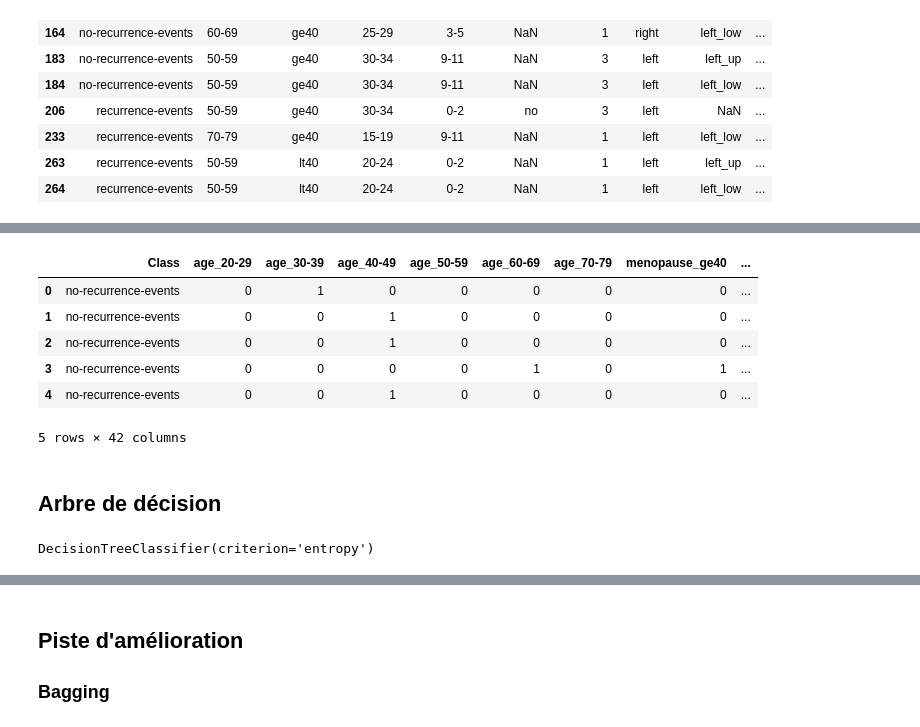
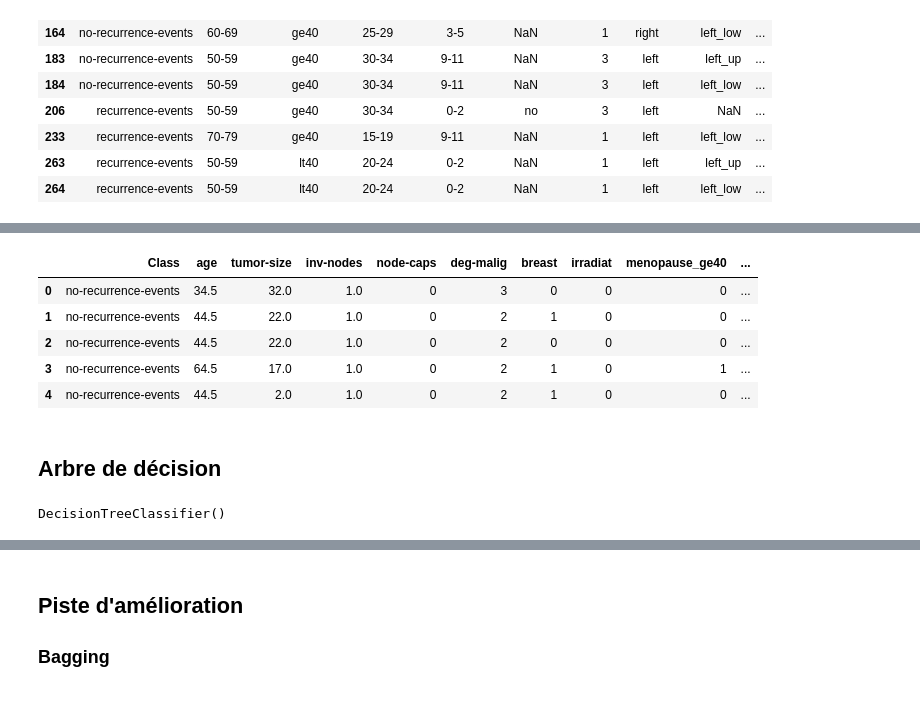
Before and after one commit to efraika/TemporaryTest, a Jupyter notebook: TestTechnique.ipynb, the cells around one changed output, grey strips where cells are left out. Saved outputs shown, nothing was run; the diff lists cells and outputs as text; code cells hidden in the pictures.

```diff
--- a/TestTechnique.ipynb
+++ b/TestTechnique.ipynb
@@ -63,5 +60,3 @@ data[data.isna().any(axis=1)]
 | 233 | recurrence-events | 70-79 | ge40 | 15-19 | 9-11 | NaN | 1 | left | left_low | ... |
 | 263 | recurrence-events | 50-59 | lt40 | 20-24 | 0-2 | NaN | 1 | left | left_up | ... |
 | 264 | recurrence-events | 50-59 | lt40 | 20-24 | 0-2 | NaN | 1 | left | left_low | ... |
-# %%
-data = data.dropna()
@@ -68 +80,4 @@ data = data.dropna()
+# %%
+data['node-caps'].fillna('no', inplace = True)
+data['breast-quad'].fillna('left_low', inplace = True)
 # %% [markdown]
@@ -106,0 +131,10 @@ for col in columns:
+# %%
+def to_01 (df, cols):
+    for c in cols :
+        df[c].replace(to_replace = 'no',value = 0, inplace = True)
+        df[c].replace(to_replace = 'yes',value = 1, inplace = True)
+
+col_01 = ['node-caps', 'irradiat']
+to_01(data, col_01)
+data['breast'].replace(to_replace = 'left',value = 0, inplace = True )
+data['breast'].replace(to_replace = 'right',value = 1, inplace = True )
@@ -107,13 +149,12 @@ for col in columns:
 # %%
-data_oneHot.head()
+data.head()
 # %% [output]
-|  | Class | age_20-29 | age_30-39 | age_40-49 | age_50-59 | age_60-69 | age_70-79 | menopause_ge40 | ... |
-| 0 | no-recurrence-events | 0 | 1 | 0 | 0 | 0 | 0 | 0 | ... |
-| 1 | no-recurrence-events | 0 | 0 | 1 | 0 | 0 | 0 | 0 | ... |
-| 2 | no-recurrence-events | 0 | 0 | 1 | 0 | 0 | 0 | 0 | ... |
-| 3 | no-recurrence-events | 0 | 0 | 0 | 0 | 1 | 0 | 1 | ... |
-| 4 | no-recurrence-events | 0 | 0 | 1 | 0 | 0 | 0 | 0 | ... |
+|  | Class | age | tumor-size | inv-nodes | node-caps | deg-malig | breast | irradiat | menopause_ge40 | ... |
+| 0 | no-recurrence-events | 34.5 | 32.0 | 1.0 | 0 | 3 | 0 | 0 | 0 | ... |
+| 1 | no-recurrence-events | 44.5 | 22.0 | 1.0 | 0 | 2 | 1 | 0 | 0 | ... |
+| 2 | no-recurrence-events | 44.5 | 22.0 | 1.0 | 0 | 2 | 0 | 0 | 0 | ... |
+| 3 | no-recurrence-events | 64.5 | 17.0 | 1.0 | 0 | 2 | 1 | 0 | 1 | ... |
+| 4 | no-recurrence-events | 44.5 | 2.0 | 1.0 | 0 | 2 | 1 | 0 | 0 | ... |
-5 rows × 42 columns
 # %% [markdown]
 ## Arbre de décision
 # %%
@@ -125,10 +166,10 @@ X_train, X_test, y_train, y_test = train_test_split(X, Y, test_size=0.20,random_
 # %%
 from sklearn.tree import DecisionTreeRegressor
 from sklearn.tree import DecisionTreeClassifier
-classifier = DecisionTreeClassifier(criterion='entropy')
+classifier = DecisionTreeClassifier()
 classifier.fit(X_train, y_train)
 # %% [output]
-DecisionTreeClassifier(criterion='entropy')
+DecisionTreeClassifier()
 # %%
 y_pred = classifier.predict(X_test)
 # %%
```
Also changed, not shown: parts of 35 cells of this notebook.
